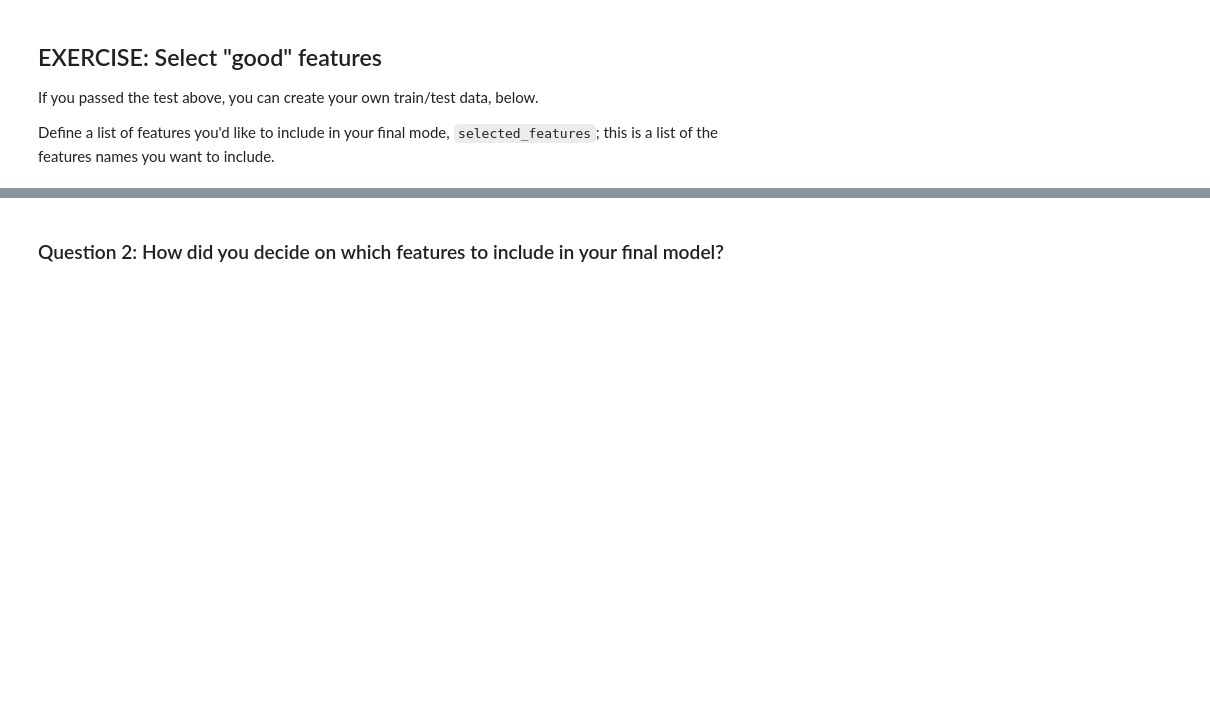
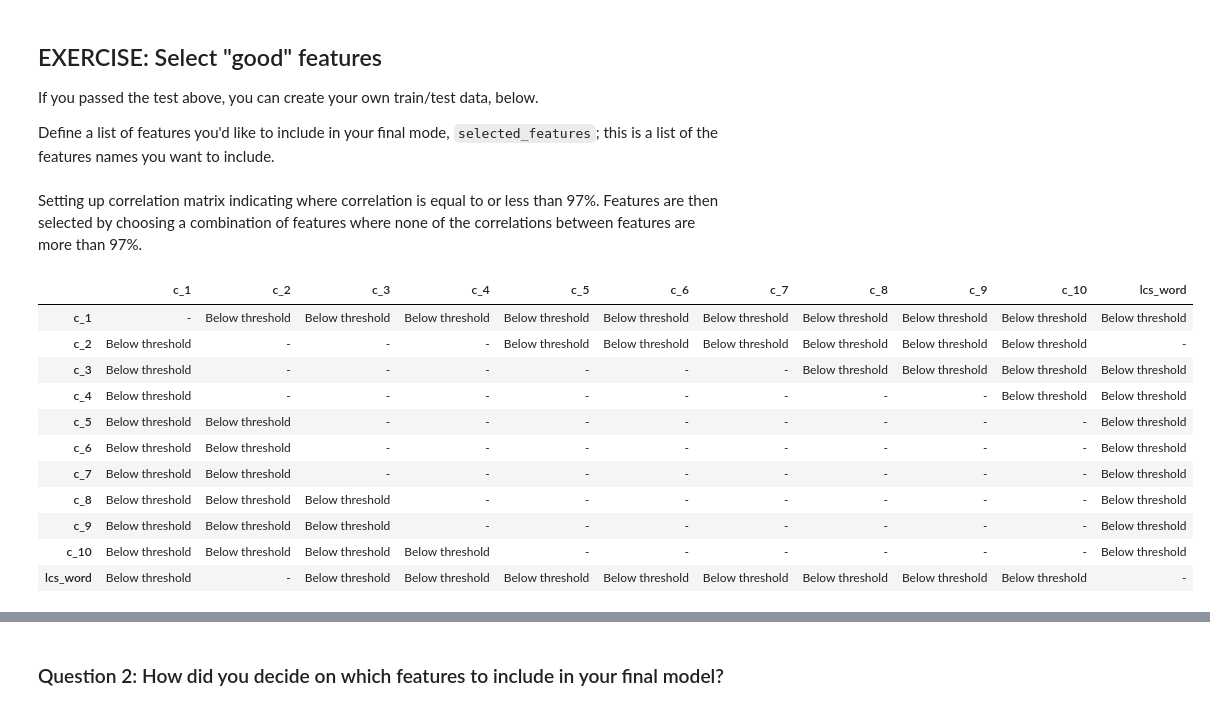
Before and after one commit to oliverkaus/plagiarism-detection-udacity, a Jupyter notebook: 2_Plagiarism_Feature_Engineering.ipynb, the cells around one changed output, grey strips where cells are left out. Cells and saved outputs as stored; diff of their text form; code cells hidden in the pictures; blank space fills up the shorter version.

```diff
--- a/2_Plagiarism_Feature_Engineering.ipynb
+++ b/2_Plagiarism_Feature_Engineering.ipynb
@@ -550,9 +541,33 @@ def lcs_norm_word(answer_text, source_text):
        :param source_text: The pre-processed text for an answer's associated source text
        :return: A normalized LCS value'''
 
-    # your code here
+    # Split words, determine length and set up numpy array
 
-    pass
+    answer_words = answer_text.split()
+    source_words = source_text.split()
+
+    n = len(answer_words)
+    m = len(source_words)
+
+    matrix = np.zeros((n + 1, m + 1))
+
+    # Solve problem using dynamic programming as described in the section before
+    r = c = 1
+    for answer_word in answer_words:
+        c = 1
+        for source_word in source_words:
+            if answer_word == source_word:
+                matrix[r][c] = matrix[r-1][c-1] + 1
+            else:
+                matrix[r][c] = max(matrix[r][c-1], matrix[r-1][c])
+
+            c += 1
+
+        r += 1
+
+    lcs_words_value = matrix[n][m] / n
+
+    return lcs_words_value
 # %% [markdown]
 ### Test cells
 
@@ -698,7 +724,7 @@ You'll want to create at least 6 features to choose from as you think about whic
 In the below cell **define an n-gram range**; these will be the n's you use to create n-gram containment features. The rest of the feature creation code is provided.
 # %%
 # Define an ngram range
-ngram_range = range(1,7)
+ngram_range = range(1,11)
 
 
 # The following code may take a minute to run, depending on your ngram_range
@@ -808,6 +867,28 @@ tests.test_data_split(train_x, train_y, test_x, test_y)
 If you passed the test above, you can create your own train/test data, below.
 
 Define a list of features you'd like to include in your final mode, `selected_features`; this is a list of the features names you want to include.
+# %%
+corr_matrix_vis = pd.DataFrame(np.where(corr_matrix <= 0.97, 'Below threshold', '-'))
+# %%
+corr_matrix_vis.index = corr_matrix.index
+corr_matrix_vis.columns = corr_matrix.columns
+# %% [markdown]
+Setting up correlation matrix indicating where correlation is equal to or less than 97%. Features are then selected by choosing a combination of features where none of the correlations between features are more than 97%.
+# %%
+corr_matrix_vis
+# %% [output]
+|  | c_1 | c_2 | c_3 | c_4 | c_5 | c_6 | c_7 | c_8 | c_9 | c_10 | lcs_word |
+| c_1 | - | Below threshold | Below threshold | Below threshold | Below threshold | Below threshold | Below threshold | Below threshold | Below threshold | Below threshold | Below threshold |
+| c_2 | Below threshold | - | - | - | Below threshold | Below threshold | Below threshold | Below threshold | Below threshold | Below threshold | - |
+| c_3 | Below threshold | - | - | - | - | - | - | Below threshold | Below threshold | Below threshold | Below threshold |
+| c_4 | Below threshold | - | - | - | - | - | - | - | - | Below threshold | Below threshold |
+| c_5 | Below threshold | Below threshold | - | - | - | - | - | - | - | - | Below threshold |
+| c_6 | Below threshold | Below threshold | - | - | - | - | - | - | - | - | Below threshold |
+| c_7 | Below threshold | Below threshold | - | - | - | - | - | - | - | - | Below threshold |
+| c_8 | Below threshold | Below threshold | Below threshold | - | - | - | - | - | - | - | Below threshold |
+| c_9 | Below threshold | Below threshold | Below threshold | - | - | - | - | - | - | - | Below threshold |
+| c_10 | Below threshold | Below threshold | Below threshold | Below threshold | - | - | - | - | - | - | Below threshold |
+| lcs_word | Below threshold | - | Below threshold | Below threshold | Below threshold | Below threshold | Below threshold | Below threshold | Below threshold | Below threshold | - |
 # %%
 # Select your list of features, this should be column names from features_df
 # ex. ['c_1', 'lcs_word']
```
Also changed, not shown: parts of 20 cells of this notebook.
